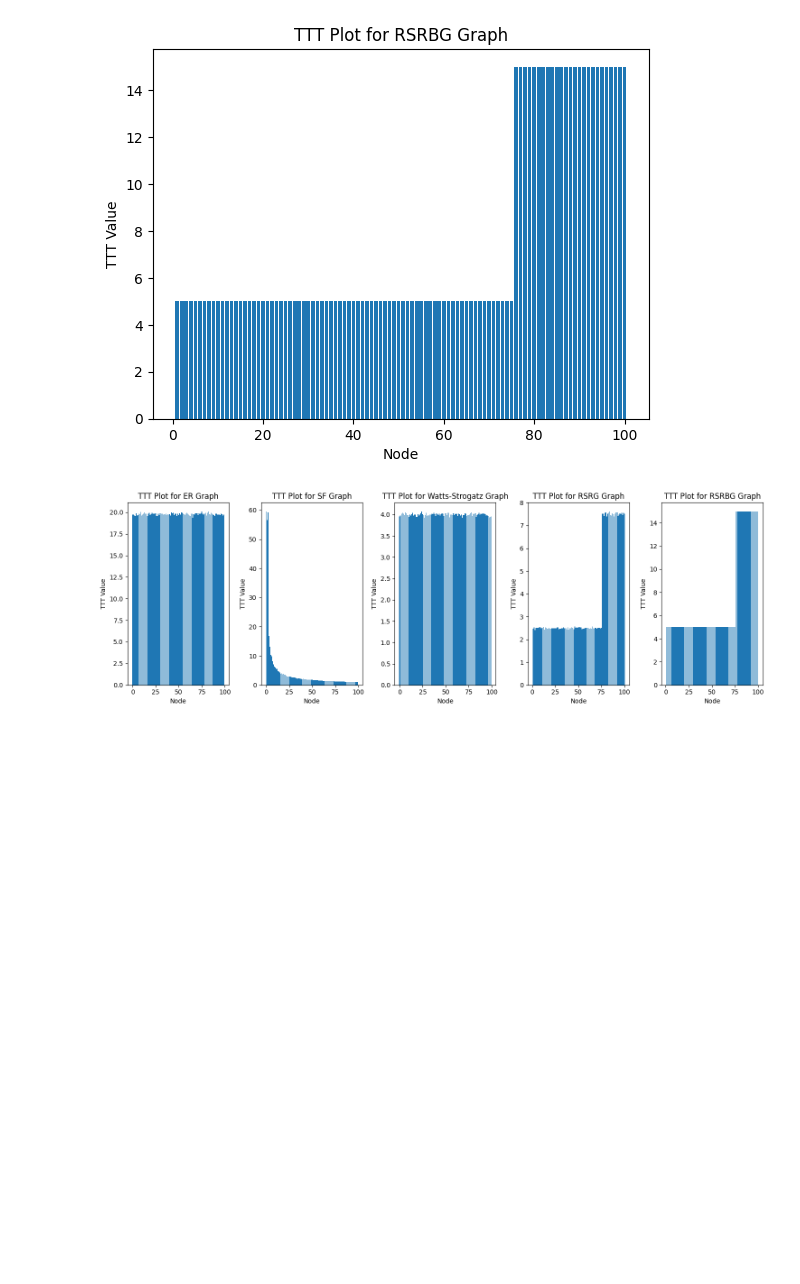
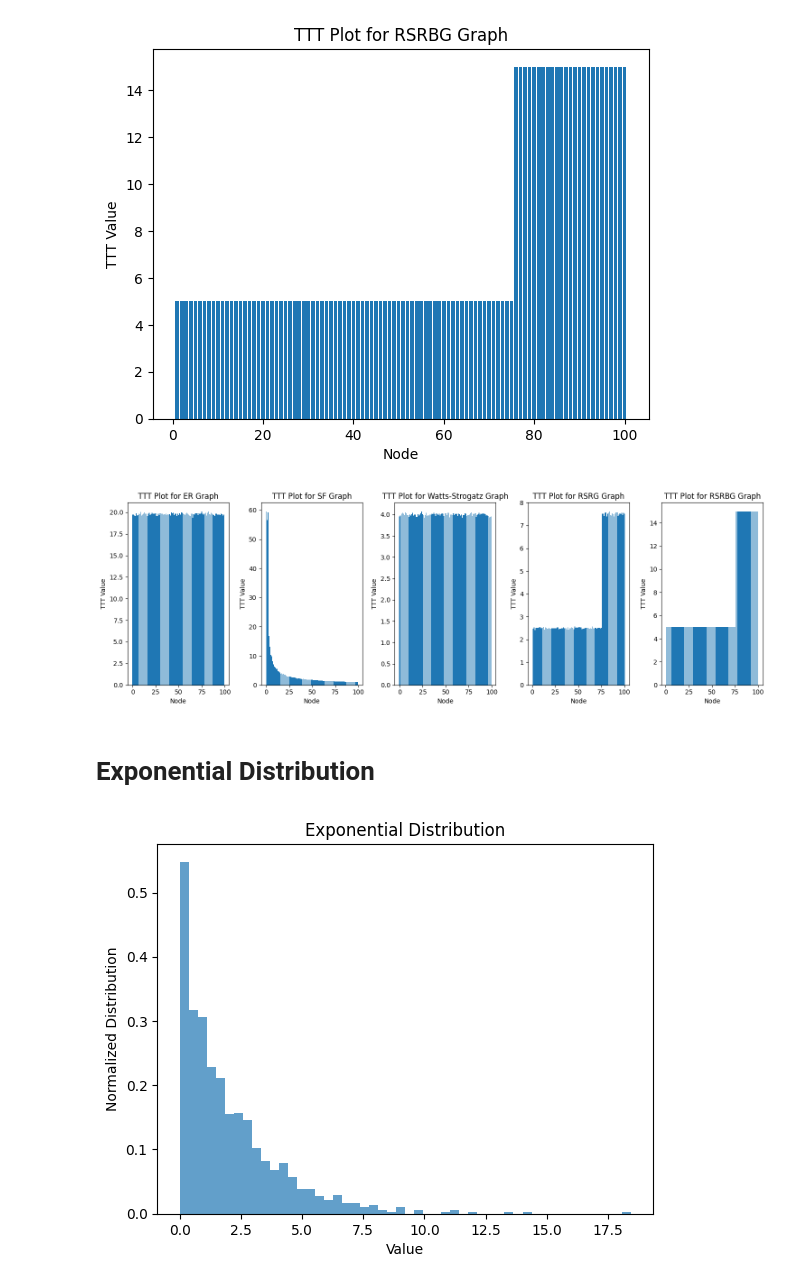
Before and after one commit to MSaeed1381/Simulation_Final_Project, a Jupyter notebook: part9.ipynb, the cells around one changed output. Drawn from its saved outputs; the diff is of its cells as text; code cells hidden in the pictures; blank space fills up the shorter version.

Commit message:
distributions updates

```diff
--- a/part9.ipynb
+++ b/part9.ipynb
@@ -392,3 +392,24 @@ plt.tight_layout()
 plt.show()
 # %% [output]
 [figure]
+# %% [markdown]
+# Exponential Distribution
+# %%
+import numpy as np
+import matplotlib.pyplot as plt
+from scipy.stats import expon
+
+# Parameters
+rate = 0.5  # Rate parameter
+
+# Generate data
+data = expon.rvs(scale=1/rate, size=1000)
+
+# Plot Exponential distribution
+plt.hist(data, bins=50, density=True, alpha=0.7)
+plt.xlabel('Value')
+plt.ylabel('Normalized Distribution')
+plt.title('Exponential Distribution')
+plt.show()
+# %% [output]
+[figure, added]
```
Also changed, not shown: parts of 4 cells of this notebook.
